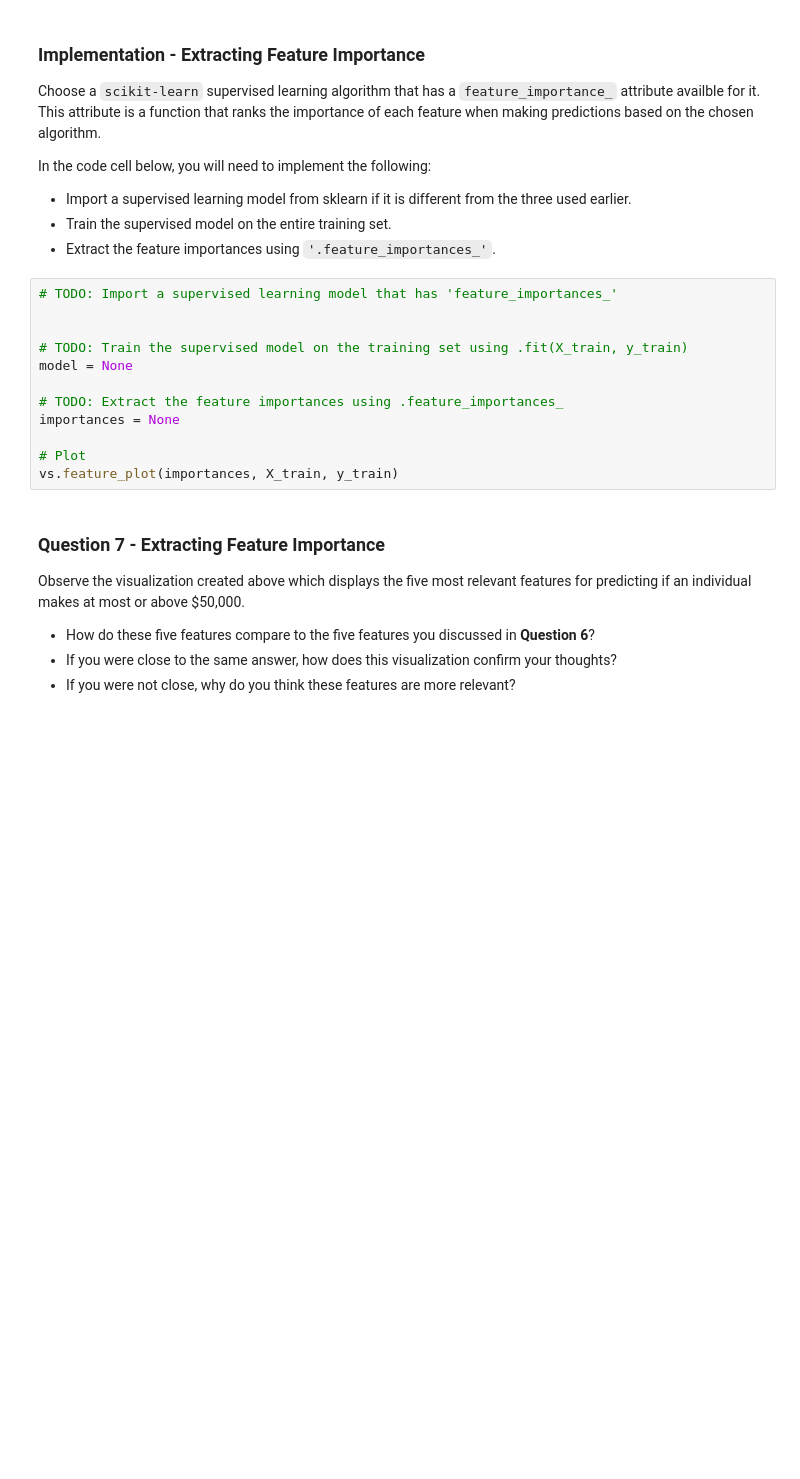
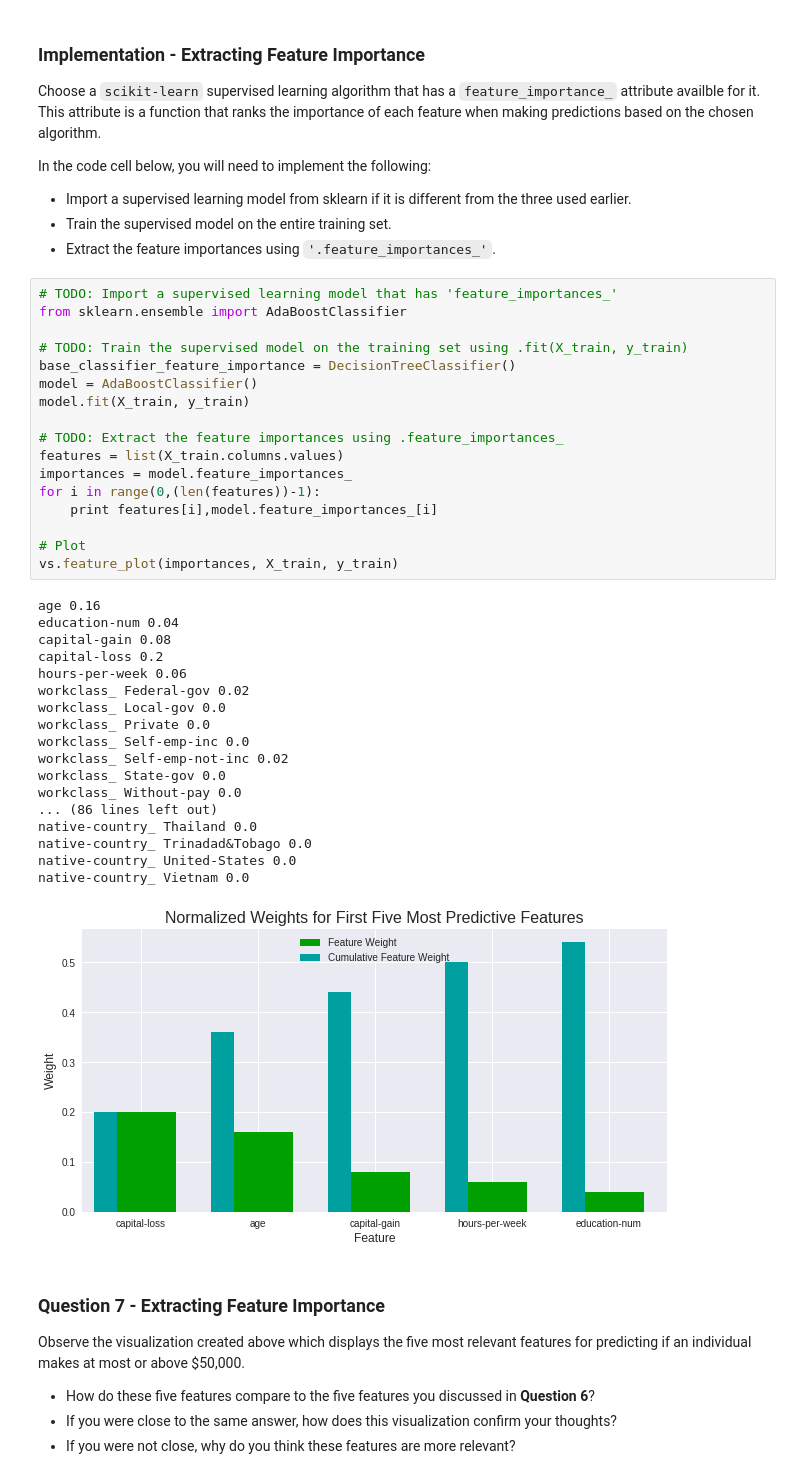
Before and after one commit to karun-r/finding-donors, a Jupyter notebook: finding_donors.ipynb, the cells around one changed output. Cells and saved outputs as stored; diff of their text form; blank space fills up the shorter version.

```diff
--- a/finding_donors.ipynb
+++ b/finding_donors.ipynb
@@ -581,16 +598,40 @@ In the code cell below, you will need to implement the following:
  - Extract the feature importances using `'.feature_importances_'`.
 # %%
 # TODO: Import a supervised learning model that has 'feature_importances_'
-
+from sklearn.ensemble import AdaBoostClassifier
 
 # TODO: Train the supervised model on the training set using .fit(X_train, y_train)
-model = None
+base_classifier_feature_importance = DecisionTreeClassifier()
+model = AdaBoostClassifier()
+model.fit(X_train, y_train)
 
 # TODO: Extract the feature importances using .feature_importances_
-importances = None
+features = list(X_train.columns.values)
+importances = model.feature_importances_
+for i in range(0,(len(features))-1):
+    print features[i],model.feature_importances_[i]
 
 # Plot
 vs.feature_plot(importances, X_train, y_train)
+# %% [output]
+age 0.16
+education-num 0.04
+capital-gain 0.08
+capital-loss 0.2
+hours-per-week 0.06
+workclass_ Federal-gov 0.02
+workclass_ Local-gov 0.0
+workclass_ Private 0.0
+workclass_ Self-emp-inc 0.0
+workclass_ Self-emp-not-inc 0.02
+workclass_ State-gov 0.0
+workclass_ Without-pay 0.0
+... (86 lines left out)
+native-country_ Thailand 0.0
+native-country_ Trinadad&Tobago 0.0
+native-country_ United-States 0.0
+native-country_ Vietnam 0.0
+[figure, added]
 # %% [markdown]
 ### Question 7 - Extracting Feature Importance
 
```
Also changed, not shown: parts of 16 cells of this notebook.
